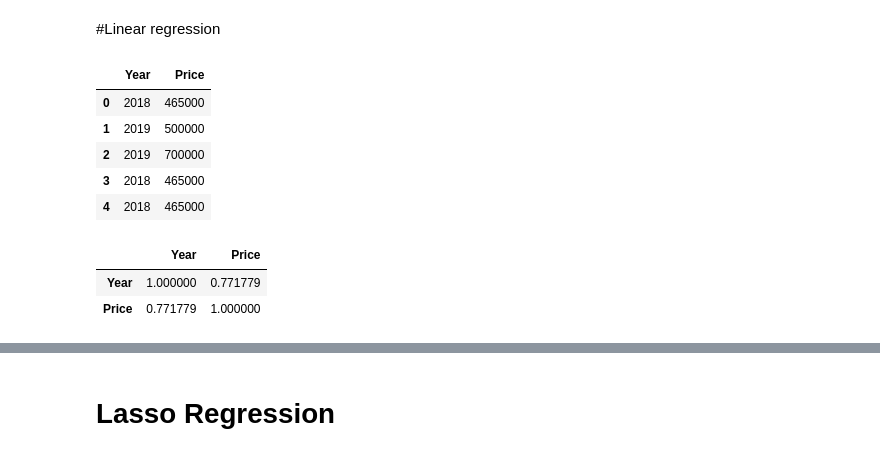
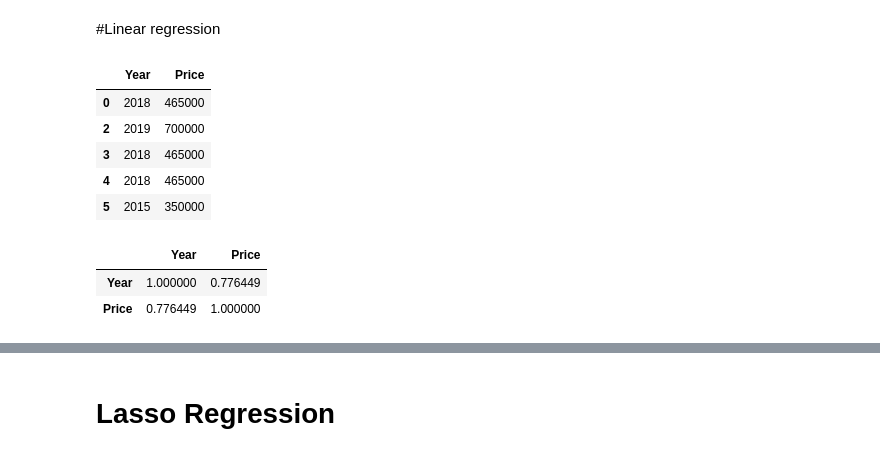
Before and after one commit to ManjuMV27/DataScienceProjects, a Jupyter notebook: MANJU_MV_case study.ipynb, the cells around one changed output, grey strips where cells are left out. Drawn from its saved outputs; the diff is of its cells as text; code cells hidden in the pictures.

```diff
--- a/MANJU_MV_case study.ipynb
+++ b/MANJU_MV_case study.ipynb
@@ -23,0 +7,3 @@ cardf
+# %%
+data=pd.read_csv(r'C:\Users\manju\Desktop\ICTAK DSA\DATA SETS\csv\car_age_price.csv')
+data.head()
@@ -106,0 +127,3 @@ cardf.loc[cardf.Price>upperfence]
+# %%
+data1=data.drop([1])
+data1.head()
@@ -109,20 +147,20 @@ cardf.loc[cardf.Price>upperfence]
 # %% [markdown]
 #Linear regression
 # %%
-cardf.head()
+data1.head()
 # %% [output]
 |  | Year | Price |
 | 0 | 2018 | 465000 |
-| 1 | 2019 | 500000 |
 | 2 | 2019 | 700000 |
 | 3 | 2018 | 465000 |
 | 4 | 2018 | 465000 |
+| 5 | 2015 | 350000 |
 # %%
-corr_mat=cardf.corr()
+corr_mat=data1.corr()
 corr_mat
 # %% [output]
 |  | Year | Price |
-| Year | 1.000000 | 0.771779 |
-| Price | 0.771779 | 1.000000 |
+| Year | 1.000000 | 0.776449 |
+| Price | 0.776449 | 1.000000 |
 # %%
 #classifying predictor and target
```
Also changed, not shown: parts of 48 cells of this notebook.
